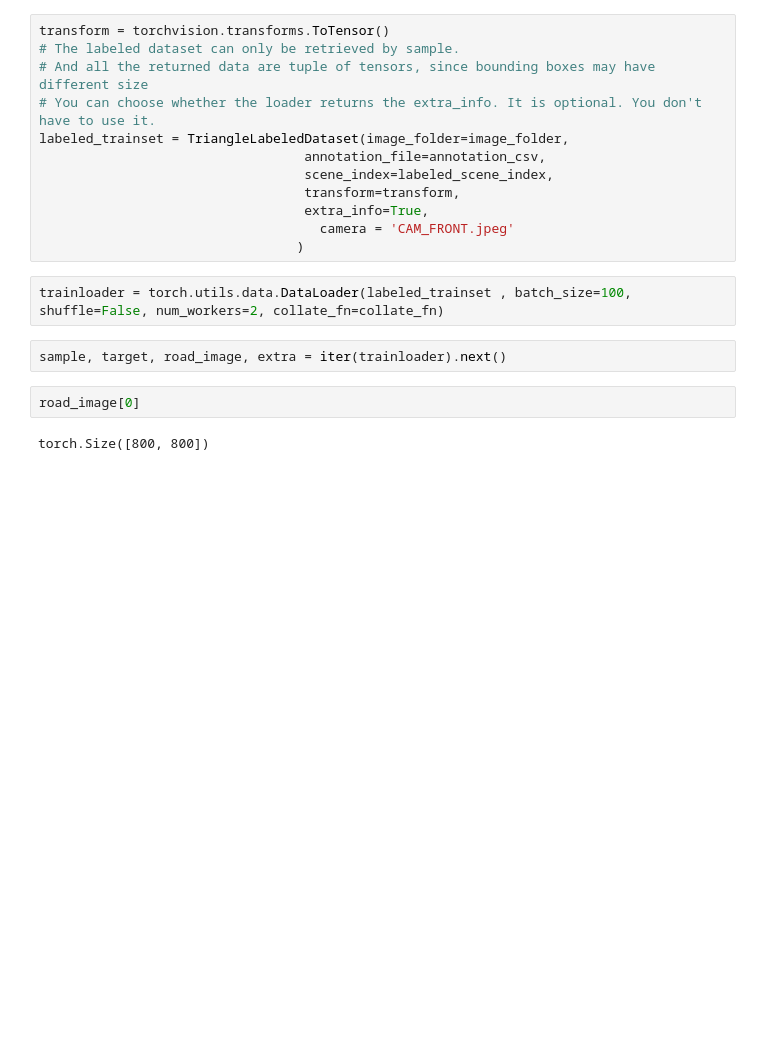
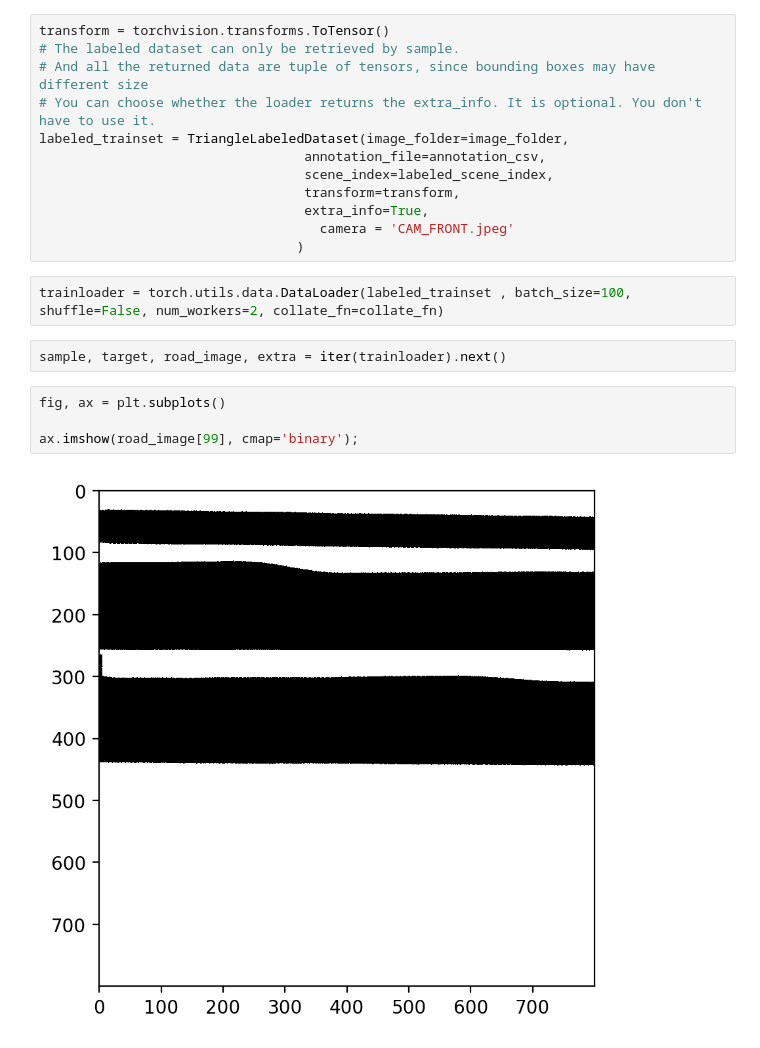
Before and after one commit to bwolfson2/dl2020, a Jupyter notebook: Ben_Conv_Net.ipynb, the cells around one changed output. Saved outputs shown, nothing was run; the diff lists cells and outputs as text; blank space fills up the shorter version.

```diff
--- a/Ben_Conv_Net.ipynb
+++ b/Ben_Conv_Net.ipynb
@@ -60,7 +58,9 @@ labeled_trainset = TriangleLabeledDataset(image_folder=image_folder,
 trainloader = torch.utils.data.DataLoader(labeled_trainset , batch_size=100, shuffle=False, num_workers=2, collate_fn=collate_fn)
 # %%
 sample, target, road_image, extra = iter(trainloader).next()
-# %%
-road_image[0]
-# %% [output]
-torch.Size([800, 800])
+# %%
+fig, ax = plt.subplots()
+
+ax.imshow(road_image[99], cmap='binary');
+# %% [output]
+[figure, added]
```
Also changed, not shown: parts of 1 cell of this notebook, 10 other files.
